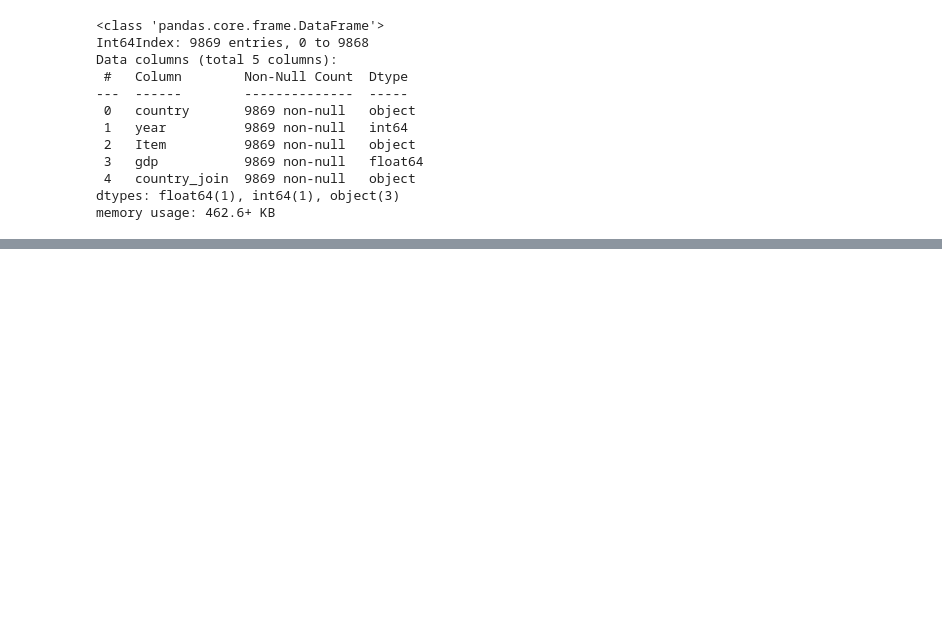
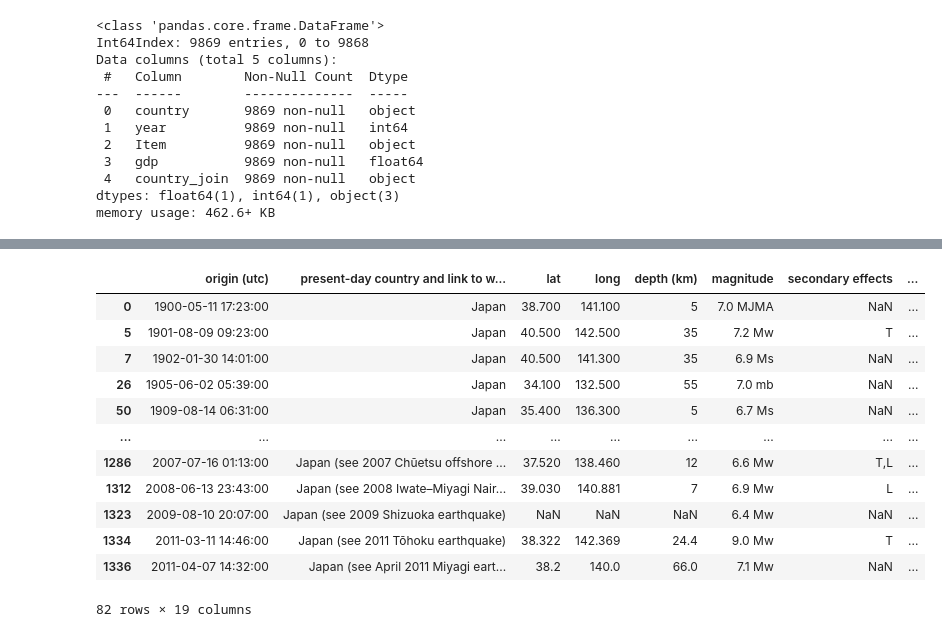
Before and after one commit to nss-data-science-cohort-4/dq3-earthquakes-fully-loaded-nachos, a Jupyter notebook: Notebooks/07_deadliness_factors.ipynb, the cells around one changed output, grey strips where cells are left out. Drawn from its saved outputs; the diff is of its cells as text; code cells hidden in the pictures; blank space fills up the shorter version.

```diff
--- a/Notebooks/07_deadliness_factors.ipynb
+++ b/Notebooks/07_deadliness_factors.ipynb
@@ -120,0 +176,18 @@ eq_table_pop_gdp = eq_table_pop.merge(un_gdp, on=['country_join', 'year'] )
+# %%
+missing_countries = eq_table[~eq_table['country'].isin(eq_table_pop_gdp['country_x'].to_list())]
+# %%
+missing_countries[missing_countries['country'].str.contains('Japan')]
+# %% [output]
+|  | origin (utc) | present-day country and link to w... | lat | long | depth (km) | magnitude | secondary effects | ... |
+| 0 | 1900-05-11 17:23:00 | Japan | 38.700 | 141.100 | 5 | 7.0 MJMA | NaN | ... |
+| 5 | 1901-08-09 09:23:00 | Japan | 40.500 | 142.500 | 35 | 7.2 Mw | T | ... |
+| 7 | 1902-01-30 14:01:00 | Japan | 40.500 | 141.300 | 35 | 6.9 Ms | NaN | ... |
+| 26 | 1905-06-02 05:39:00 | Japan | 34.100 | 132.500 | 55 | 7.0 mb | NaN | ... |
+| 50 | 1909-08-14 06:31:00 | Japan | 35.400 | 136.300 | 5 | 6.7 Ms | NaN | ... |
+| ... | ... | ... | ... | ... | ... | ... | ... | ... |
+| 1286 | 2007-07-16 01:13:00 | Japan (see 2007 Chūetsu offshore ... | 37.520 | 138.460 | 12 | 6.6 Mw | T,L | ... |
+| 1312 | 2008-06-13 23:43:00 | Japan (see 2008 Iwate–Miyagi Nair... | 39.030 | 140.881 | 7 | 6.9 Mw | L | ... |
+| 1323 | 2009-08-10 20:07:00 | Japan (see 2009 Shizuoka earthquake) | NaN | NaN | NaN | 6.4 Mw | NaN | ... |
+| 1334 | 2011-03-11 14:46:00 | Japan (see 2011 Tōhoku earthquake) | 38.322 | 142.369 | 24.4 | 9.0 Mw | T | ... |
+| 1336 | 2011-04-07 14:32:00 | Japan (see April 2011 Miyagi eart... | 38.2 | 140.0 | 66.0 | 7.1 Mw | NaN | ... |
+82 rows × 19 columns
```
Also changed, not shown: parts of 22 cells of this notebook.
